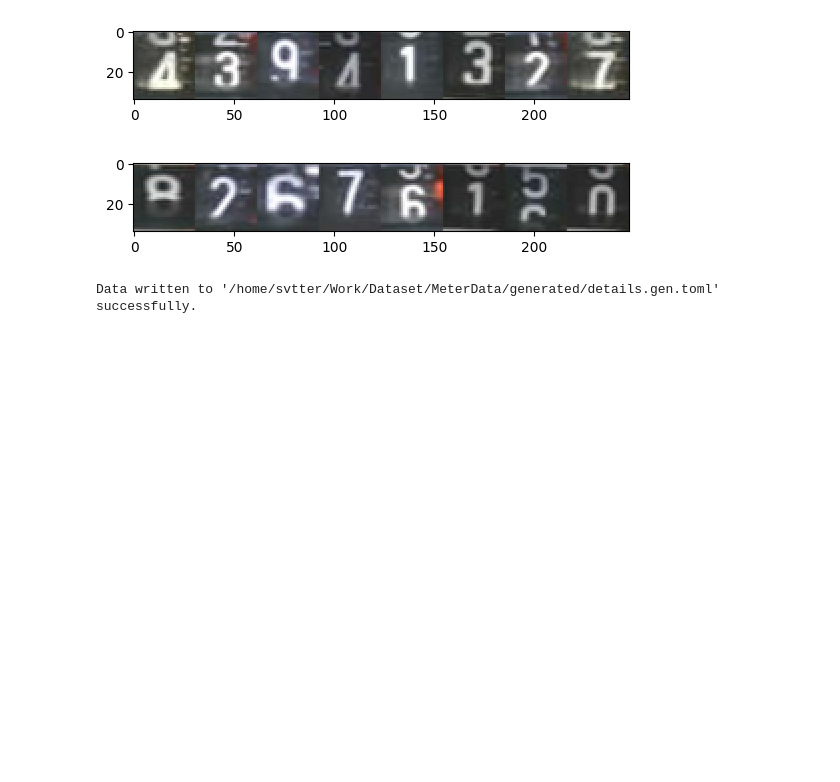
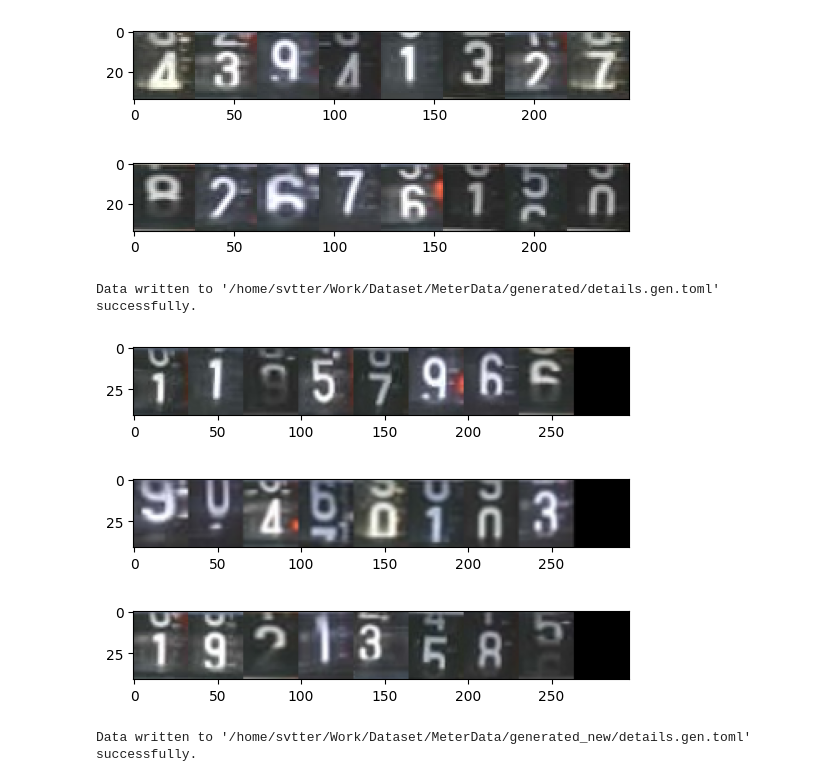
Before and after one commit to meterhub/meter-viewer, a Jupyter notebook: notebooks/quick-view-datasets.ipynb, the cells around one changed output. Saved outputs shown, nothing was run; the diff lists cells and outputs as text; code cells hidden in the pictures; blank space fills up the shorter version.

```diff
--- a/notebooks/quick-view-datasets.ipynb
+++ b/notebooks/quick-view-datasets.ipynb
@@ -64,3 +64,12 @@ x, y = fast_preview("/home/svtter/Work/Dataset/MeterData/generated")
 [figure]
 [figure]
 Data written to '/home/svtter/Work/Dataset/MeterData/generated/details.gen.toml' successfully.
+# %%
+# view new dataset
+dataset = "/home/svtter/Work/Dataset/MeterData/generated_new"
+more_faster(dataset)
+# %% [output]
+[figure, added]
+[figure, added]
+[figure, added]
+Data written to '/home/svtter/Work/Dataset/MeterData/generated_new/details.gen.toml' successfully.
```
Also changed, not shown: 6 other files.
